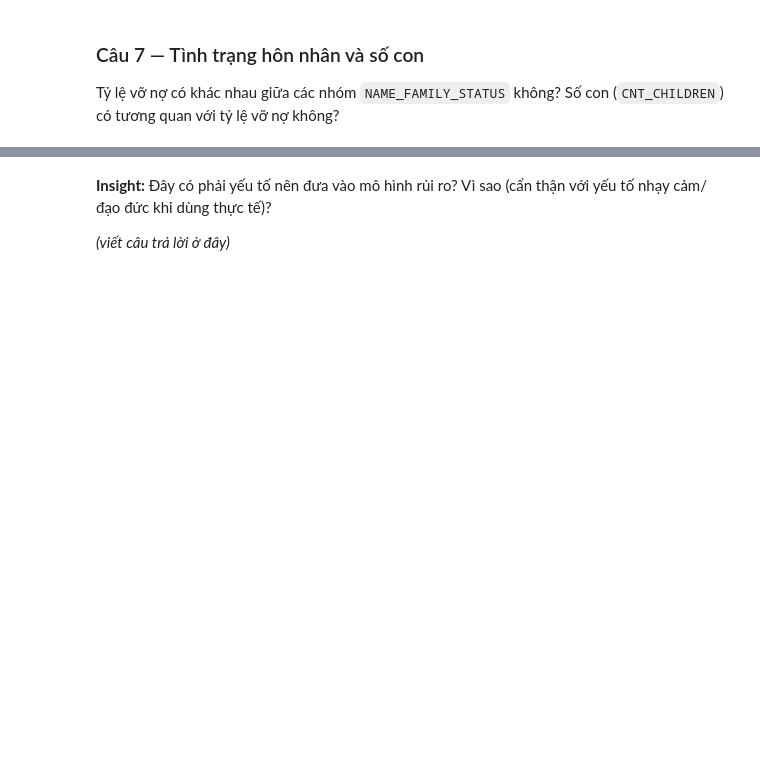
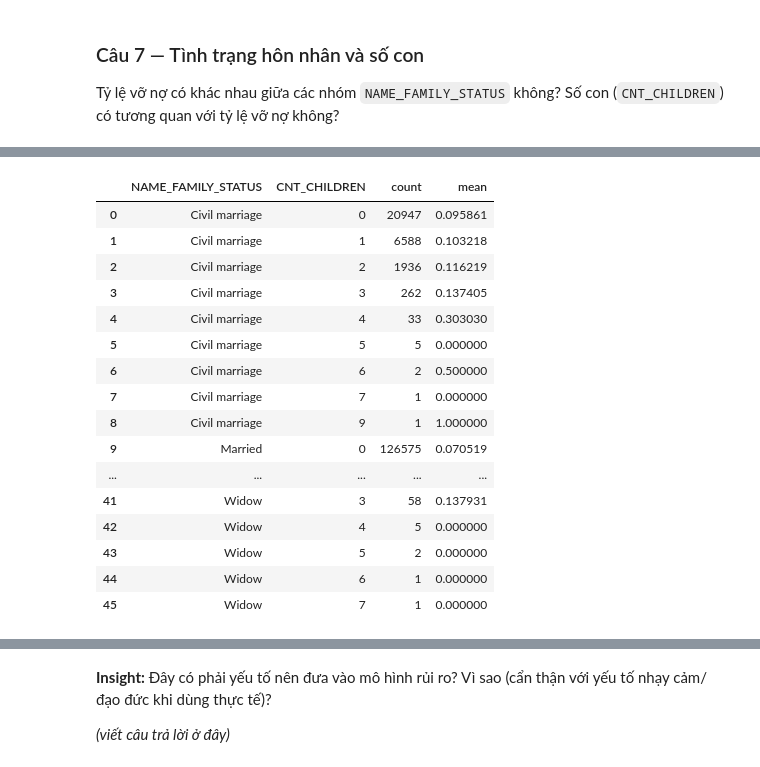
Before and after one commit to tuananhvui7-collab/credit-risk-eda, a Jupyter notebook: credit_risk_eda_template.ipynb, the cells around one changed output, grey strips where cells are left out. Cells and saved outputs as stored; diff of their text form; code cells hidden in the pictures; blank space fills up the shorter version.

```diff
--- a/credit_risk_eda_template.ipynb
+++ b/credit_risk_eda_template.ipynb
@@ -786,0 +816,23 @@ Tỷ lệ vỡ nợ có khác nhau giữa các nhóm `NAME_FAMILY_STATUS` không
+# %%
+
+df =df[df['NAME_FAMILY_STATUS'] != 'Unknown' ]
+
+df.groupby(["NAME_FAMILY_STATUS","CNT_CHILDREN"])["TARGET"].agg(["count", "mean"]).reset_index()
+# %% [output]
+|  | NAME_FAMILY_STATUS | CNT_CHILDREN | count | mean |
+| 0 | Civil marriage | 0 | 20947 | 0.095861 |
+| 1 | Civil marriage | 1 | 6588 | 0.103218 |
+| 2 | Civil marriage | 2 | 1936 | 0.116219 |
+| 3 | Civil marriage | 3 | 262 | 0.137405 |
+| 4 | Civil marriage | 4 | 33 | 0.303030 |
+| 5 | Civil marriage | 5 | 5 | 0.000000 |
+| 6 | Civil marriage | 6 | 2 | 0.500000 |
+| 7 | Civil marriage | 7 | 1 | 0.000000 |
+| 8 | Civil marriage | 9 | 1 | 1.000000 |
+| 9 | Married | 0 | 126575 | 0.070519 |
+| ... | ... | ... | ... | ... |
+| 41 | Widow | 3 | 58 | 0.137931 |
+| 42 | Widow | 4 | 5 | 0.000000 |
+| 43 | Widow | 5 | 2 | 0.000000 |
+| 44 | Widow | 6 | 1 | 0.000000 |
+| 45 | Widow | 7 | 1 | 0.000000 |
```
Also changed, not shown: parts of 5 cells of this notebook.
